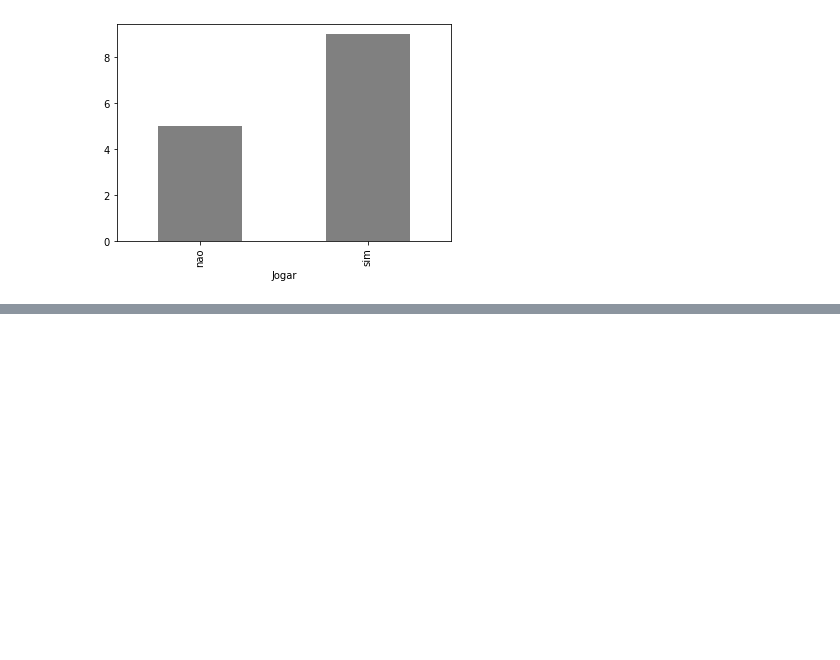
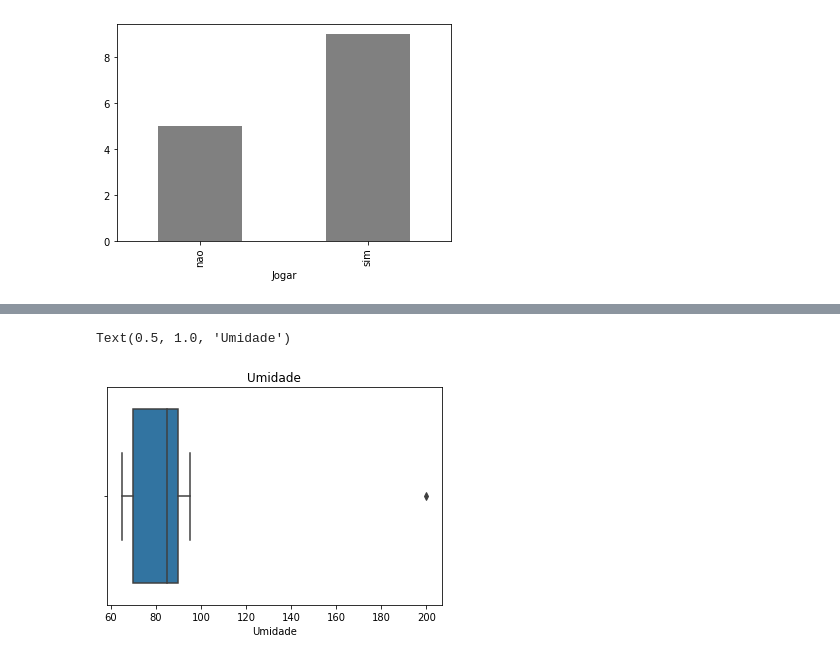
Before and after one commit to hecpinheiro/Ciencia-de-dados, a Jupyter notebook: tempo.ipynb, the cells around one changed output, grey strips where cells are left out. Cells and saved outputs as stored; diff of their text form; code cells hidden in the pictures; blank space fills up the shorter version.

```diff
--- a/tempo.ipynb
+++ b/tempo.ipynb
@@ -84,0 +123,5 @@ jogargroup.plot.bar(color = 'gray')
+# %%
+srn.boxplot(dataset['Umidade']).set_title('Umidade')
+# %% [output]
+Text(0.5, 1.0, 'Umidade')
+[figure, added]
```
Also changed, not shown: parts of 9 cells of this notebook.
